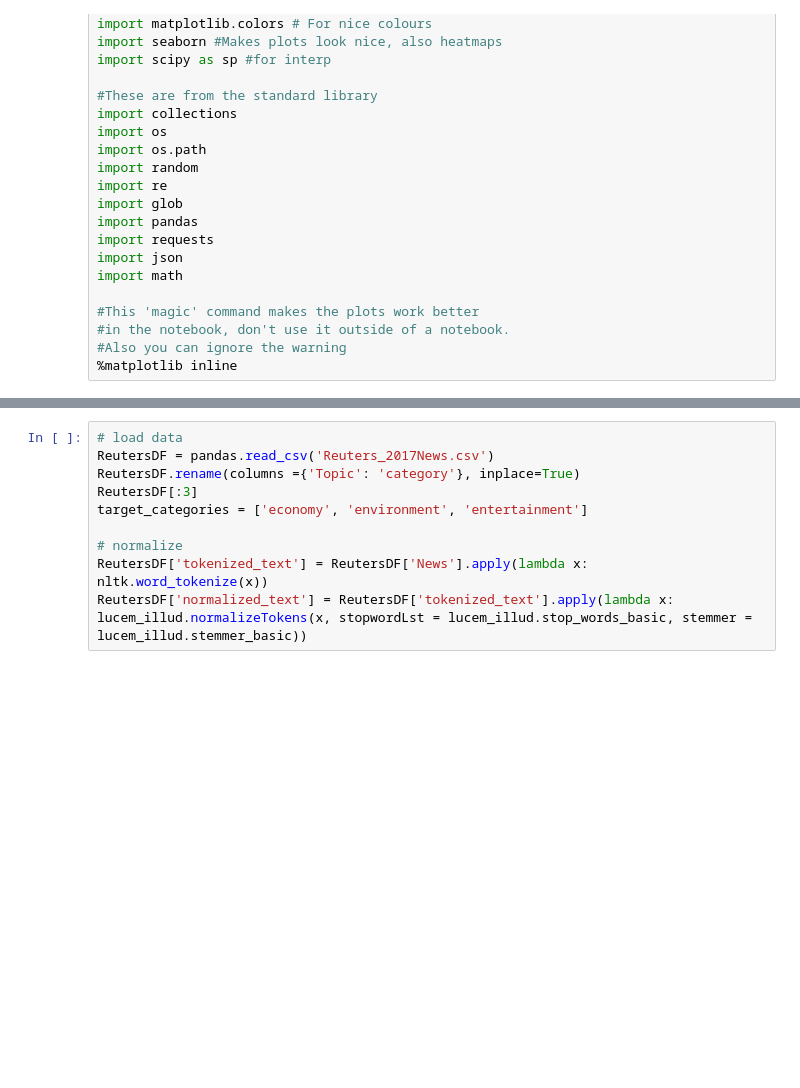
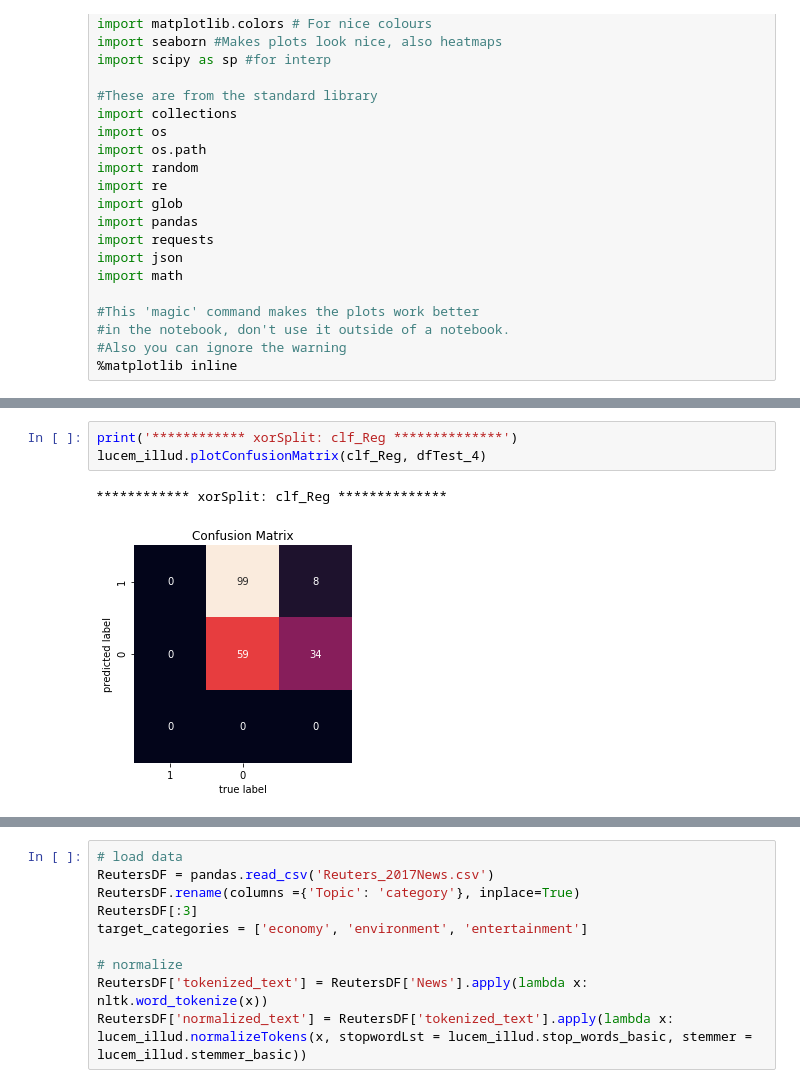
Before and after one commit to sunnyJy/content-analysis-2018, a Jupyter notebook: 6-Classification/Homework 6 by Jingying Bi.ipynb, the cells around one changed output, grey strips where cells are left out. Saved outputs shown, nothing was run; the diff lists cells and outputs as text; blank space fills up the shorter version.

```diff
--- a/6-Classification/Homework 6 by Jingying Bi.ipynb
+++ b/6-Classification/Homework 6 by Jingying Bi.ipynb
@@ -40,0 +305,6 @@ import math
+# %%
+print('************ xorSplit: clf_Reg **************')
+lucem_illud.plotConfusionMatrix(clf_Reg, dfTest_4)
+# %% [output]
+************ xorSplit: clf_Reg **************
+[figure, added]
```
Also changed, not shown: parts of 152 cells of this notebook, 7 other files.
